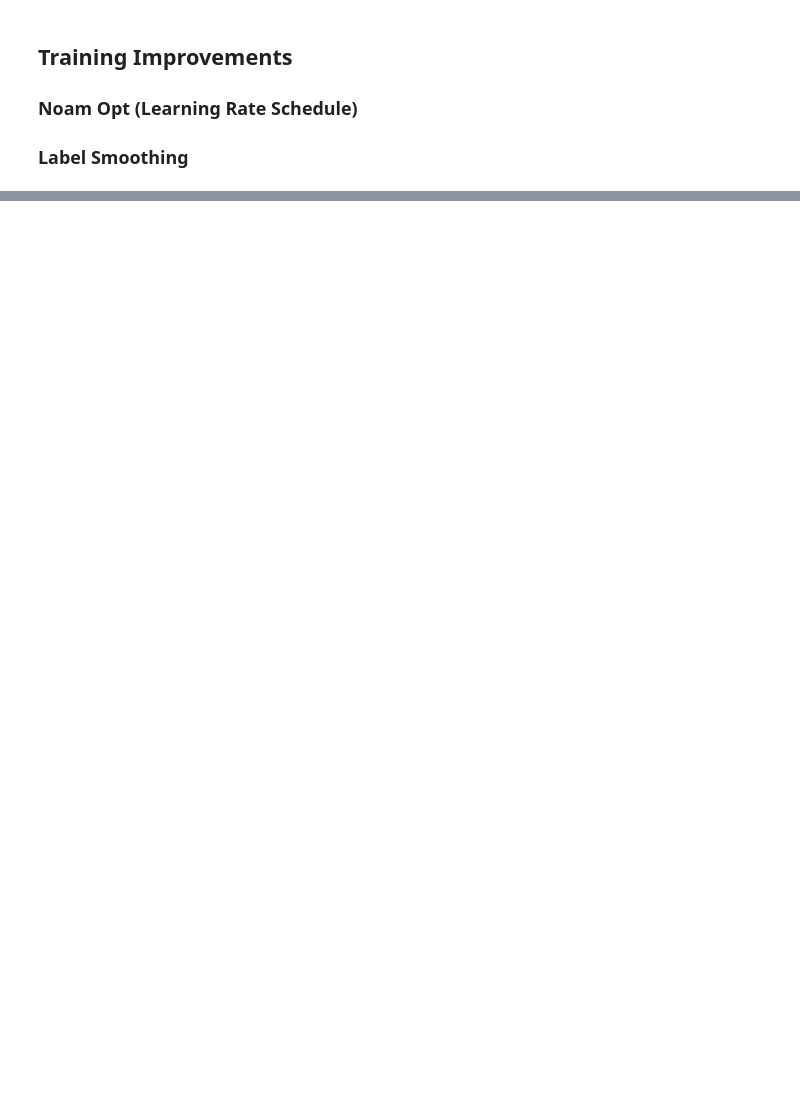
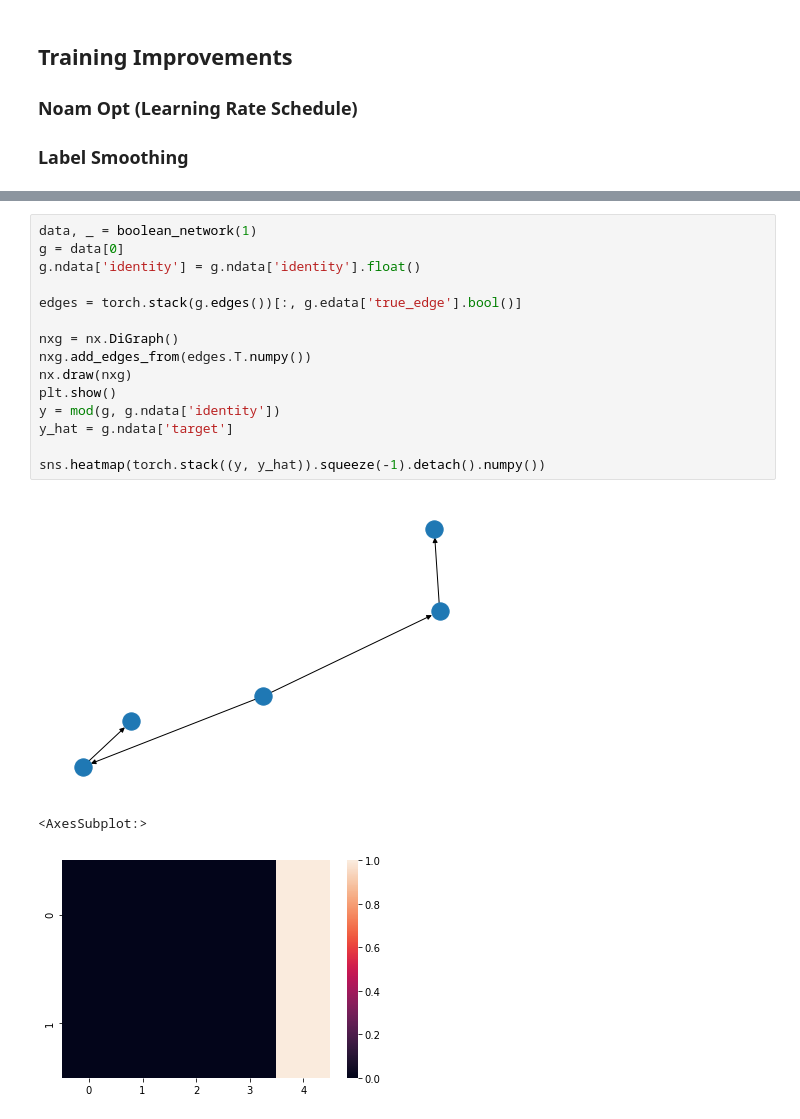
Before and after one commit to jvrana/deep-learning-guides, a Jupyter notebook: notebooks/annotated_universal_graph_transformer/graph_attention_explained.ipynb, the cells around one changed output, grey strips where cells are left out. Drawn from its saved outputs; the diff is of its cells as text; blank space fills up the shorter version.

```diff
--- a/notebooks/annotated_universal_graph_transformer/graph_attention_explained.ipynb
+++ b/notebooks/annotated_universal_graph_transformer/graph_attention_explained.ipynb
@@ -987,0 +1157,19 @@ EncoderDecoder(
+# %%
+data, _ = boolean_network(1)
+g = data[0]
+g.ndata['identity'] = g.ndata['identity'].float()
+
+edges = torch.stack(g.edges())[:, g.edata['true_edge'].bool()]
+
+nxg = nx.DiGraph()
+nxg.add_edges_from(edges.T.numpy())
+nx.draw(nxg)
+plt.show()
+y = mod(g, g.ndata['identity'])
+y_hat = g.ndata['target']
+
+sns.heatmap(torch.stack((y, y_hat)).squeeze(-1).detach().numpy())
+# %% [output]
+[figure, added]
+<AxesSubplot:>
+[figure, added]
```
Also changed, not shown: parts of 23 cells of this notebook, 3 other files.
